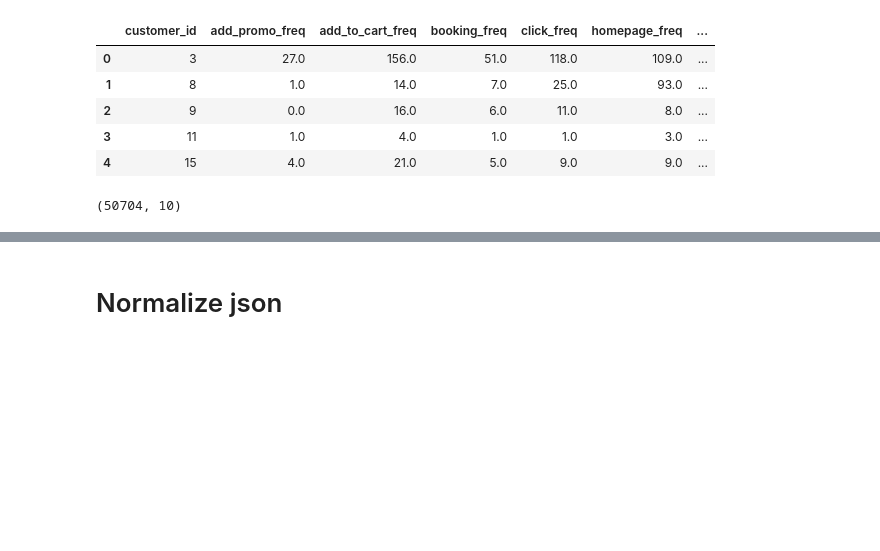
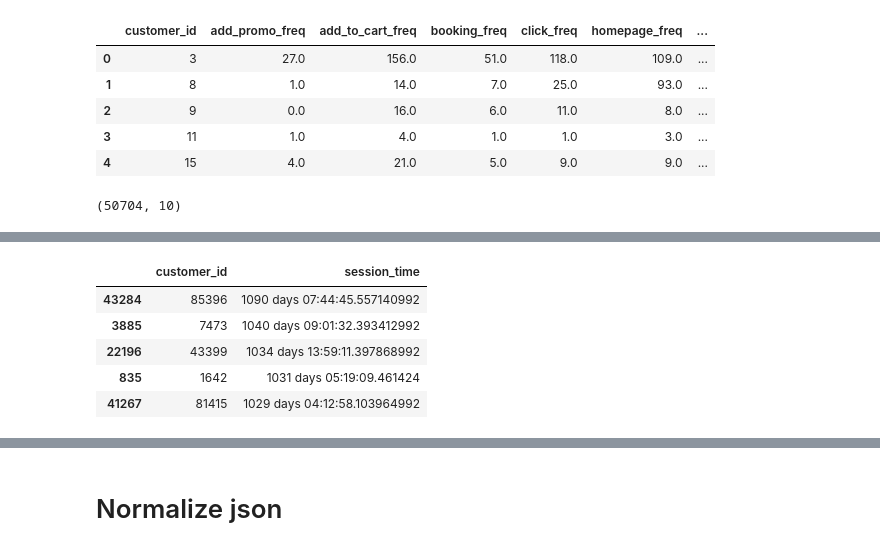
Before and after one commit to latifaahu/kaggle-fp, a Jupyter notebook: coba-week2.ipynb, the cells around one changed output, grey strips where cells are left out. Cells and saved outputs as stored; diff of their text form; code cells hidden in the pictures; blank space fills up the shorter version.

```diff
--- a/coba-week2.ipynb
+++ b/coba-week2.ipynb
@@ -325,0 +362,9 @@ total_event.shape
+# %%
+cust_session_time.head()
+# %% [output]
+|  | customer_id | session_time |
+| 43284 | 85396 | 1090 days 07:44:45.557140992 |
+| 3885 | 7473 | 1040 days 09:01:32.393412992 |
+| 22196 | 43399 | 1034 days 13:59:11.397868992 |
+| 835 | 1642 | 1031 days 05:19:09.461424 |
+| 41267 | 81415 | 1029 days 04:12:58.103964992 |
```
Also changed, not shown: parts of 12 cells of this notebook.
